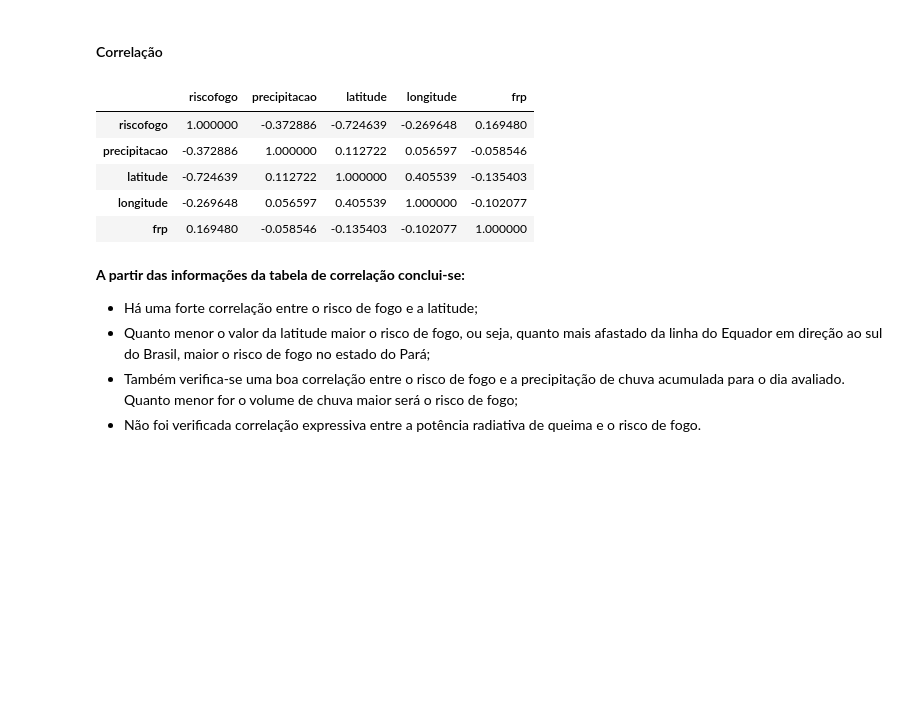
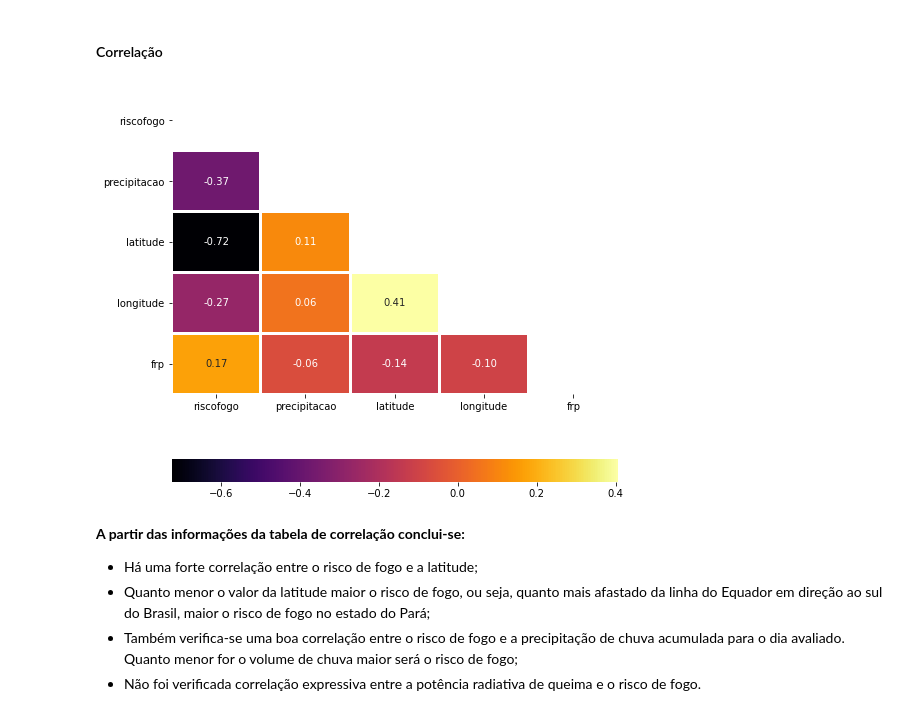
Before and after one commit to wanderson-r-marques/projeto-intro-analise-dados, a Jupyter notebook: projeto-intro-analise-dados.ipynb, the cells around one changed output. Drawn from its saved outputs; the diff is of its cells as text; code cells hidden in the pictures; blank space fills up the shorter version.

```diff
--- a/projeto-intro-analise-dados.ipynb
+++ b/projeto-intro-analise-dados.ipynb
@@ -358,14 +365,19 @@ df[abs(df['frp_log']-df['frp_log'].median())/mad > limiar]
 # %%
 # Análise da Correlação entre as colunas 'riscofogo', 'precipitacao', 'latitude' e 'longitude'
 df_corr_test = pd.DataFrame(df, columns=['riscofogo', 'precipitacao','latitude','longitude','frp'])
-df_corr_test.corr() # calcula a correlação
+df_corr = df_corr_test.corr() # calcula a correlação
-# %% [output]
-|  | riscofogo | precipitacao | latitude | longitude | frp |
-| riscofogo | 1.000000 | -0.372886 | -0.724639 | -0.269648 | 0.169480 |
-| precipitacao | -0.372886 | 1.000000 | 0.112722 | 0.056597 | -0.058546 |
-| latitude | -0.724639 | 0.112722 | 1.000000 | 0.405539 | -0.135403 |
-| longitude | -0.269648 | 0.056597 | 0.405539 | 1.000000 | -0.102077 |
-| frp | 0.169480 | -0.058546 | -0.135403 | -0.102077 | 1.000000 |
+# %%
+# Gerando o gráfico da correlação
+plt.figure(figsize=(8,8))
+
+mascara = np.zeros_like(df_corr)
+mascara[np.triu_indices_from(mascara)] = True
+
+sns.heatmap(df_corr,annot=True, linewidths=2, mask=mascara, fmt='.2f', cbar_kws={"orientation": "horizontal"}, cmap='inferno') #cmap='inferno', vmin=-1, vmax=1
+
+plt.show()
+# %% [output]
+[figure, added]
 # %% [markdown]
 **A partir das informações da tabela de correlação conclui-se:**
 * Há uma forte correlação entre o risco de fogo e a latitude;
```
Also changed, not shown: parts of 33 cells of this notebook, 1 other file.
